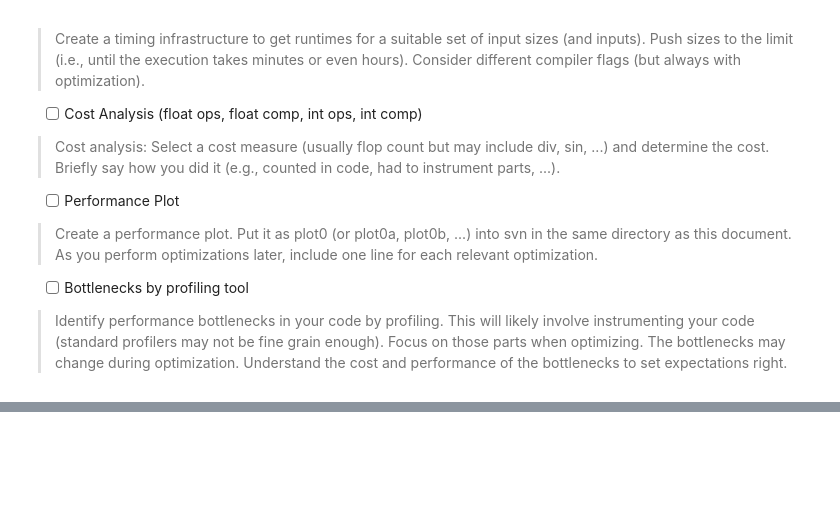
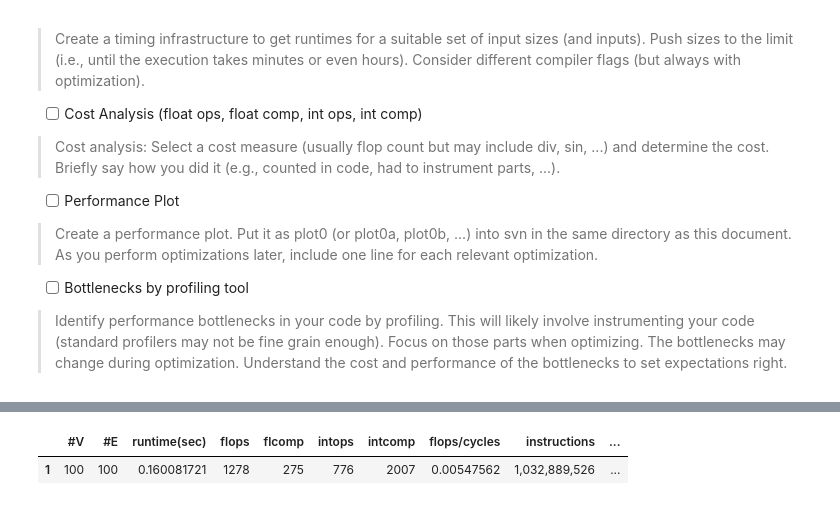
Before and after one commit to fanlinwang/Approximate-Cholesky-Decomposition, a Jupyter notebook: log/plot.ipynb, the cells around one changed output, grey strips where cells are left out. Drawn from its saved outputs; the diff is of its cells as text; code cells hidden in the pictures; blank space fills up the shorter version.

```diff
--- a/log/plot.ipynb
+++ b/log/plot.ipynb
@@ -146,0 +107,5 @@ res.to_excel('result.xlsx', sheet_name='sheet1', index=False)
+# %%
+res.loc[res['#E'] == 100]
+# %% [output]
+|  | #V | #E | runtime(sec) | flops | flcomp | intops | intcomp | flops/cycles | instructions | ... |
+| 1 | 100 | 100 | 0.160081721 | 1278 | 275 | 776 | 2007 | 0.00547562 | 1,032,889,526 | ... |
```
Also changed, not shown: parts of 9 cells of this notebook, 7 other files.
